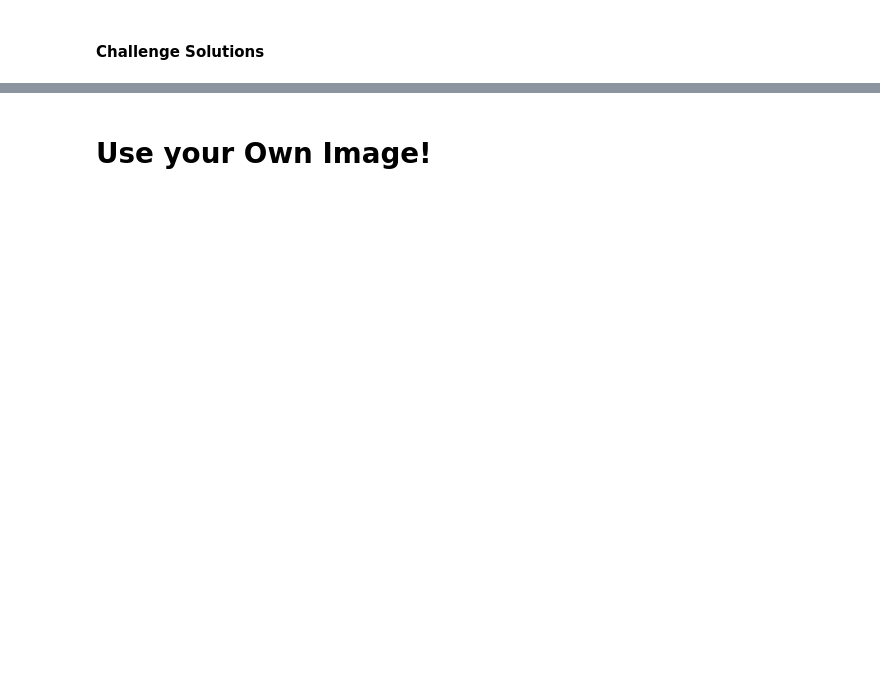
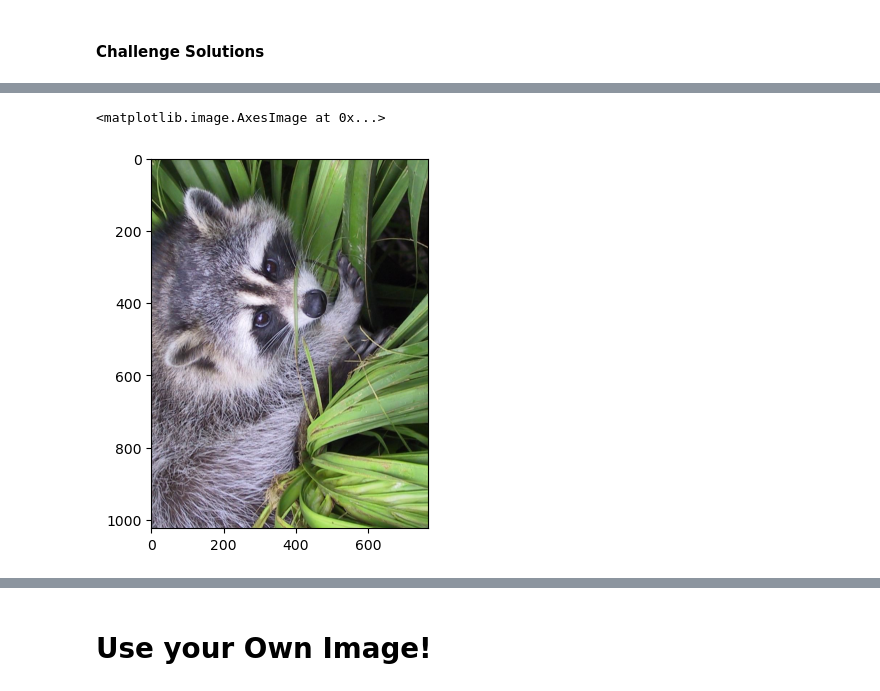
Before and after one commit to nubcoder420/100-Days-of-Code-Python, a Jupyter notebook: Day 76 - Computation with Numpy/Computation_with_NumPy_and_N_Dimensional_Arrays_(start).ipynb, the cells around one changed output, grey strips where cells are left out. Drawn from its saved outputs; the diff is of its cells as text; code cells hidden in the pictures; blank space fills up the shorter version.

```diff
--- a/Day 76 - Computation with Numpy/Computation_with_NumPy_and_N_Dimensional_Arrays_(start).ipynb
+++ b/Day 76 - Computation with Numpy/Computation_with_NumPy_and_N_Dimensional_Arrays_(start).ipynb
@@ -287,0 +362,5 @@ grey_vals = np.array([0.2126, 0.7152, 0.0722])
+# %%
+plt.imshow(np.rot90(img))
+# %% [output]
+<matplotlib.image.AxesImage at 0x...>
+[figure, added]
```
Also changed, not shown: parts of 22 cells of this notebook, 1 other file.
